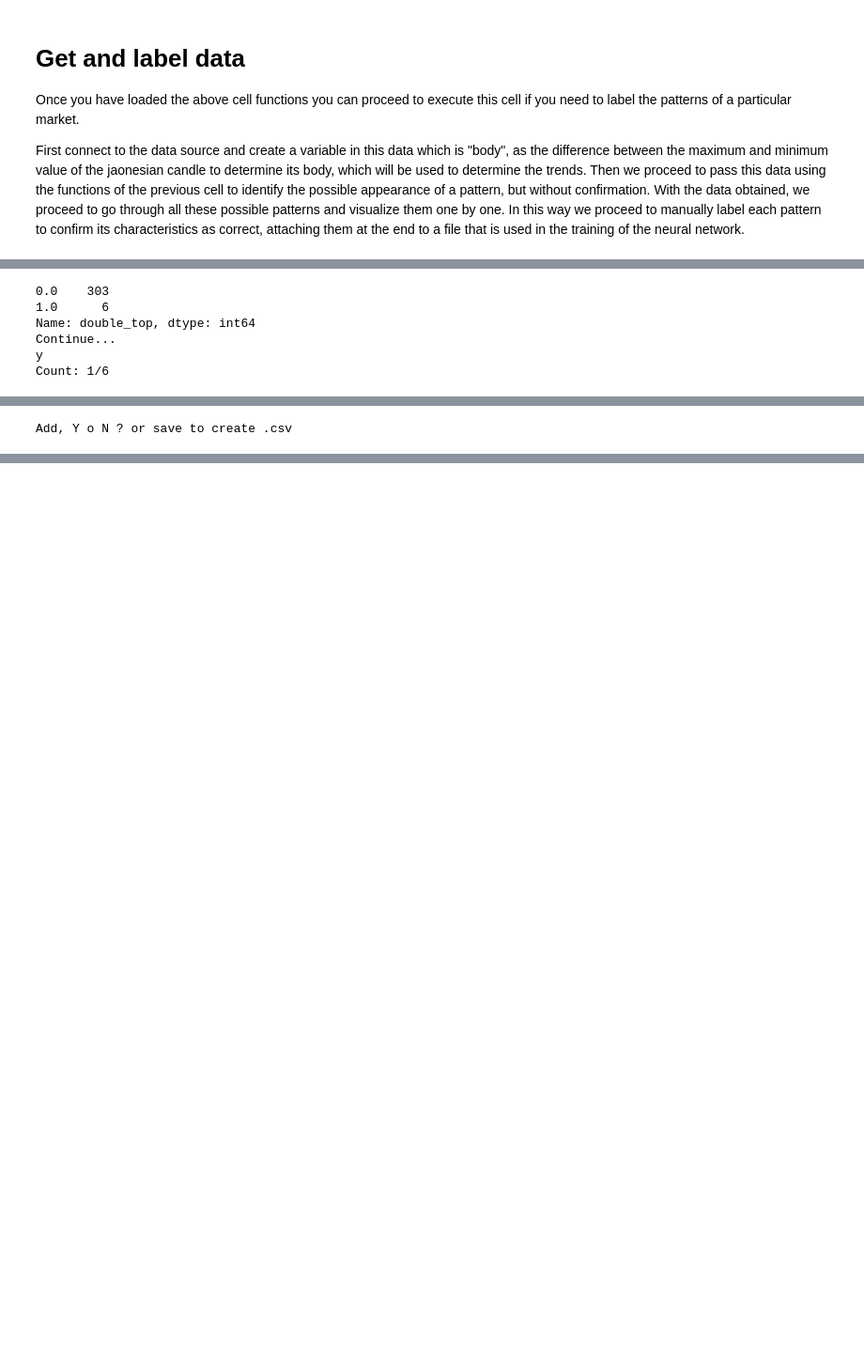
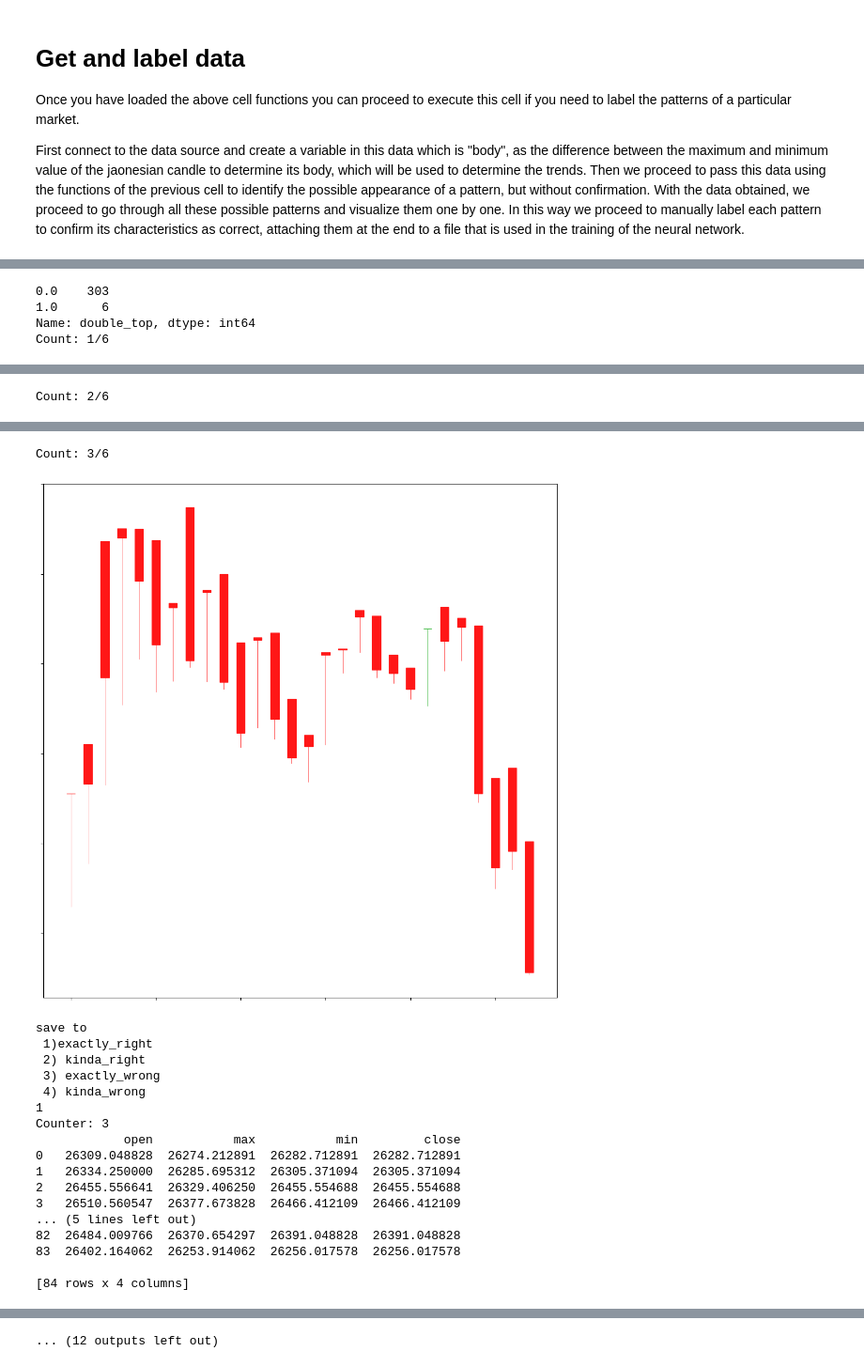
Before and after one commit to sebinsaji007/market-pattern-recognition, a Jupyter notebook: Code_for_labeling_and_training_GC.ipynb, the cells around one changed output, grey strips where cells are left out. Shown at 94% size. Drawn from its saved outputs; the diff is of its cells as text; code cells hidden in the pictures; blank space fills up the shorter version.

Commit message:
made seperate folder savings

```diff
--- a/Code_for_labeling_and_training_GC.ipynb
+++ b/Code_for_labeling_and_training_GC.ipynb
@@ -515,39 +529,44 @@ df_copy[patternTag] = df_copy['body'].rolling(window_size).apply(double_top)
 # Print the number of possible patterns detected
 allPatternCount = df_copy[patternTag].value_counts()
 print(str(allPatternCount))
-print("Continue...")
-resp = input()
+
 
 # Run through the detected patterns, one by one, to visually check if they add up to the labeled dataset
 new_df = df_copy.loc[df_copy[patternTag] == True]
 df_marks = pd.DataFrame()
 counter = 0
 aux = 1
+
+count=0
 for index in new_df.index:
-    print('Count: '+str(aux)+'/'+str(allPatternCount[1]))
+    print('Count: ' + str(aux) + '/' + str(allPatternCount[1]))
 
-    # Visualize the image of the found pattern
-    pattern_show_image(patternTag, df_copy.loc[index-(window_size-1):index,'open':'close'])
+    # Visualize the image of the found pattern first
+    display_pattern_image(patternTag, df_copy.loc[index - (window_size - 1):index, 'open':'close'])
 
+    print("save to \n 1)exactly_right \n 2) kinda_right \n 3) exactly_wrong \n 4) kinda_wrong ")
+    resp = input()
+
+    if resp == '1':
+        folder_loc = '/content/drive/MyDrive/python/deep learning/graphic_patterns_GAF_CNN/exactly_correct'
+    elif resp == '2':
+        folder_loc = '/content/drive/MyDrive/python/deep learning/graphic_patterns_GAF_CNN/kinda_right'
+    elif resp == '3':
+        folder_loc = '/content/drive/MyDrive/python/deep learning/graphic_patterns_GAF_CNN/exactly_wrong'
+    elif resp == '4':
+        folder_loc = '/content/drive/MyDrive/python/deep learning/graphic_patterns_GAF_CNN/kinda_wrong'
+
+    # Now save the plot to the specified folder location
+    df_marks = pd.concat([df_marks, df_copy.loc[index - (window_size - 1):index, 'open':'close'].reset_index(drop=True)], ignore_index=True)
+    counter += 1
+    print('Counter: ' + str(counter))
+    print(df_marks)
+    # Save the image of the found pattern
+    pattern_show_image(patternTag, df_copy.loc[index - (window_size - 1):index, 'open':'close'], folder_loc)
     aux += 1
-
-    # Ask for confirmation to add it to a tagged data set
-    print("Add, Y o N ? or save to create .csv")
-    resp = input()
-    if resp == 'y' or resp == 'Y':
-        df_marks = pd.concat([df_marks, df_copy.loc[index-(window_size-1):index,'open':'close'].reset_index(drop=True)], ignore_index=True)
-        counter += 1
-        print('Counter: ' + str(counter) )
-        print(df_marks)
-    if resp == 'save':
-        # Save file .csv
-        df_marks.to_csv('patterns_'+str(patternTag)+'_'+str(counter)+'_'+str(counter)+ '_' + str(currency)+'.csv', index=False)
-        print('pattens_'+str(patternTag)+'_'+str(counter)+ '_' + str(currency)+'.csv')
 # %% [output]
 0.0    303
 1.0      6
 Name: double_top, dtype: int64
-Continue...
-y
 Count: 1/6
 [figure]
@@ -572 +591 @@ Count: 2/6
-Add, Y o N ? or save to create .csv
+Count: 2/6
@@ -572,0 +611,19 @@ Add, Y o N ? or save to create .csv
+Count: 3/6
+[figure, added]
+save to
+ 1)exactly_right
+ 2) kinda_right
+ 3) exactly_wrong
+ 4) kinda_wrong
+1
+Counter: 3
+            open           max           min         close
+0   26309.048828  26274.212891  26282.712891  26282.712891
+1   26334.250000  26285.695312  26305.371094  26305.371094
+2   26455.556641  26329.406250  26455.554688  26455.554688
+3   26510.560547  26377.673828  26466.412109  26466.412109
+... (5 lines left out)
+82  26484.009766  26370.654297  26391.048828  26391.048828
+83  26402.164062  26253.914062  26256.017578  26256.017578
+
+[84 rows x 4 columns]
@@ -572,0 +631 @@ Add, Y o N ? or save to create .csv
+... (12 outputs left out)
```
Also changed, not shown: parts of 6 cells of this notebook.
